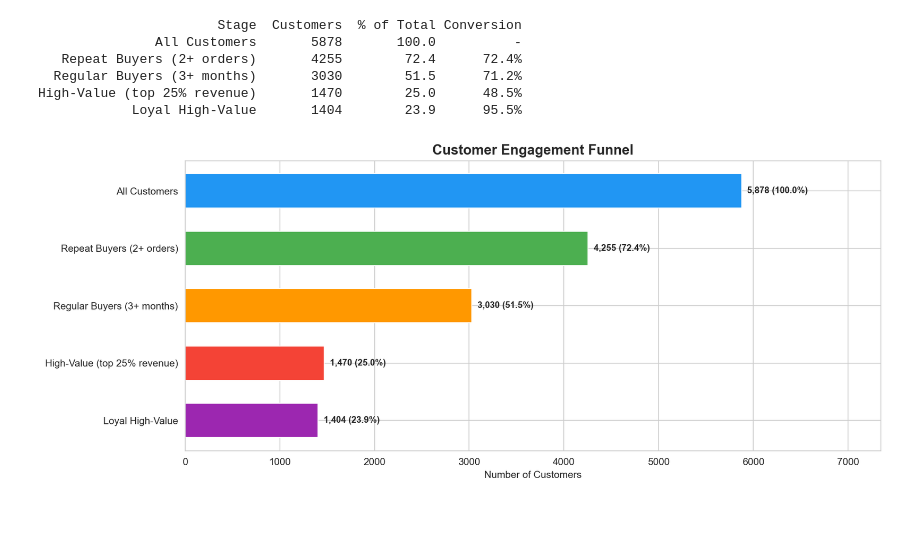
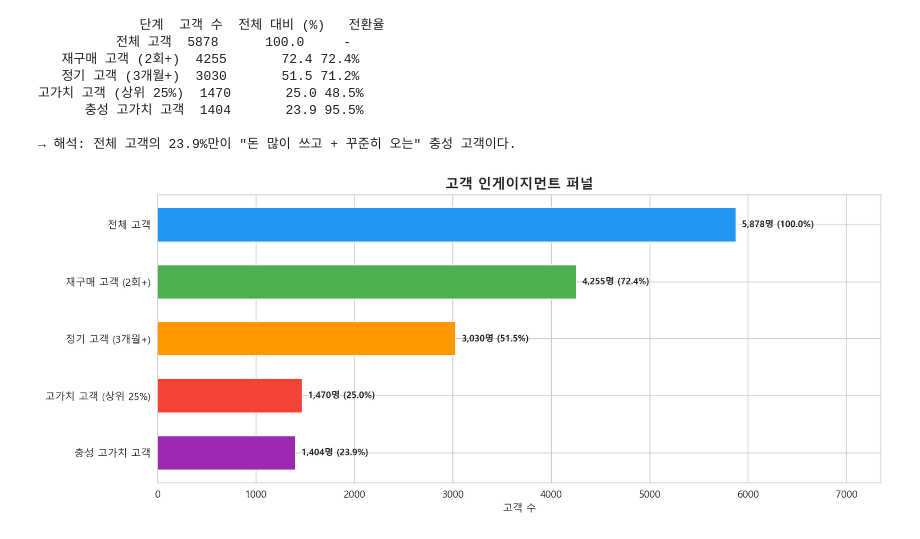
Before and after one commit to PJW2004/user-funnel-cohort-analysis, a Jupyter notebook: notebooks/analysis.ipynb, the cells around one changed output. Saved outputs shown, nothing was run; the diff lists cells and outputs as text; code cells hidden in the pictures.

```diff
--- a/notebooks/analysis.ipynb
+++ b/notebooks/analysis.ipynb
@@ -253,58 +283,61 @@ Since web-level funnel data (visit → add to cart → checkout) is not availabl
 # %%
-# Build per-customer metrics
+# 고객별 지표 계산
 cust = df.groupby('Customer ID').agg(
-    n_orders=('Invoice', 'nunique'),
-    n_months=('InvoiceMonth', 'nunique'),
-    total_revenue=('Revenue', 'sum')
+    n_orders=('Invoice', 'nunique'),       # 주문 횟수
+    n_months=('InvoiceMonth', 'nunique'),   # 활동 월 수
+    total_revenue=('Revenue', 'sum')        # 총 매출
 ).reset_index()
 
-revenue_75th = cust['total_revenue'].quantile(0.75)
+revenue_75th = cust['total_revenue'].quantile(0.75)  # 상위 25% 기준선
 
 funnel = {
-    'All Customers': len(cust),
-    'Repeat Buyers (2+ orders)': (cust['n_orders'] >= 2).sum(),
-    'Regular Buyers (3+ months)': (cust['n_months'] >= 3).sum(),
-    'High-Value (top 25% revenue)': (cust['total_revenue'] >= revenue_75th).sum(),
-    'Loyal High-Value': ((cust['total_revenue'] >= revenue_75th) & (cust['n_months'] >= 3)).sum()
+    '전체 고객': len(cust),
+    '재구매 고객 (2회+)': (cust['n_orders'] >= 2).sum(),
+    '정기 고객 (3개월+)': (cust['n_months'] >= 3).sum(),
+    '고가치 고객 (상위 25%)': (cust['total_revenue'] >= revenue_75th).sum(),
+    '충성 고가치 고객': ((cust['total_revenue'] >= revenue_75th) & (cust['n_months'] >= 3)).sum()
 }
 
-funnel_df = pd.DataFrame(list(funnel.items()), columns=['Stage', 'Customers'])
-funnel_df['% of Total'] = (funnel_df['Customers'] / funnel_df['Customers'].iloc[0] * 100).round(1)
-funnel_df['Conversion'] = ['-'] + [
-    f"{funnel_df['Customers'].iloc[i] / funnel_df['Customers'].iloc[i-1] * 100:.1f}%"
+funnel_df = pd.DataFrame(list(funnel.items()), columns=['단계', '고객 수'])
+funnel_df['전체 대비 (%)'] = (funnel_df['고객 수'] / funnel_df['고객 수'].iloc[0] * 100).round(1)
+funnel_df['전환율'] = ['-'] + [
+    f"{funnel_df['고객 수'].iloc[i] / funnel_df['고객 수'].iloc[i-1] * 100:.1f}%"
     for i in range(1, len(funnel_df))
 ]
 
 print(funnel_df.to_string(index=False))
+print(f'\n→ 해석: 전체 고객의 {funnel_df["전체 대비 (%)"].iloc[-1]}%만이 "돈 많이 쓰고 + 꾸준히 오는" 충성 고객이다.')
 # %% [output]
-                       Stage  Customers  % of Total Conversion
-               All Customers       5878       100.0          -
-   Repeat Buyers (2+ orders)       4255        72.4      72.4%
-  Regular Buyers (3+ months)       3030        51.5      71.2%
-High-Value (top 25% revenue)       1470        25.0      48.5%
-            Loyal High-Value       1404        23.9      95.5%
+             단계  고객 수  전체 대비 (%)   전환율
+          전체 고객  5878      100.0     -
+   재구매 고객 (2회+)  4255       72.4 72.4%
+   정기 고객 (3개월+)  3030       51.5 71.2%
+고가치 고객 (상위 25%)  1470       25.0 48.5%
+      충성 고가치 고객  1404       23.9 95.5%
+
+→ 해석: 전체 고객의 23.9%만이 "돈 많이 쓰고 + 꾸준히 오는" 충성 고객이다.
 # %%
 fig, ax = plt.subplots(figsize=(12, 5))
 
 colors = ['#2196F3', '#4CAF50', '#FF9800', '#F44336', '#9C27B0']
 y_pos = range(len(funnel_df) - 1, -1, -1)
 
-bars = ax.barh(y_pos, funnel_df['Customers'], color=colors, edgecolor='white', height=0.6)
+bars = ax.barh(y_pos, funnel_df['고객 수'], color=colors, edgecolor='white', height=0.6)
 ax.set_yticks(y_pos)
-ax.set_yticklabels(funnel_df['Stage'])
-ax.set_title('Customer Engagement Funnel', fontsize=14, fontweight='bold')
-ax.set_xlabel('Number of Customers')
+ax.set_yticklabels(funnel_df['단계'])
+ax.set_title('고객 인게이지먼트 퍼널', fontsize=14, fontweight='bold')
+ax.set_xlabel('고객 수')
 
-for bar, customers, pct in zip(bars, funnel_df['Customers'], funnel_df['% of Total']):
-    ax.text(bar.get_width() + funnel_df['Customers'].max() * 0.01,
+for bar, customers, pct in zip(bars, funnel_df['고객 수'], funnel_df['전체 대비 (%)']):
+    ax.text(bar.get_width() + funnel_df['고객 수'].max() * 0.01,
             bar.get_y() + bar.get_height() / 2,
-            f'{customers:,} ({pct}%)', va='center', fontsize=9, fontweight='bold')
+            f'{customers:,}명 ({pct}%)', va='center', fontsize=9, fontweight='bold')
 
-ax.set_xlim(0, funnel_df['Customers'].max() * 1.25)
+ax.set_xlim(0, funnel_df['고객 수'].max() * 1.25)
 plt.tight_layout()
 plt.savefig(IMAGES_DIR / '06_funnel.png', bbox_inches='tight')
 plt.show()
 # %% [output]
-[figure, old version]
+[figure, new version]
 # %% [markdown]
 ---
```
Also changed, not shown: parts of 42 cells of this notebook, 13 other files.
